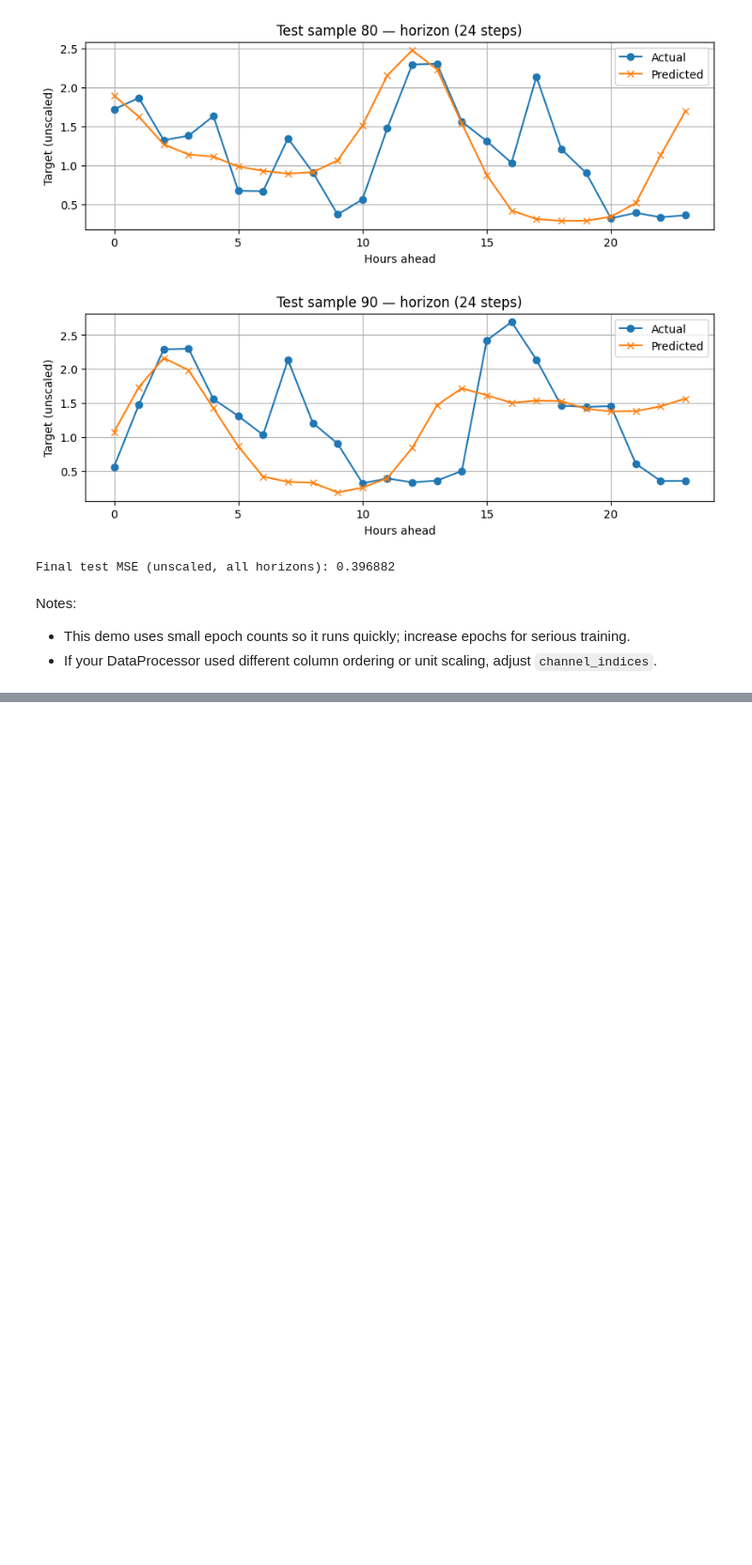
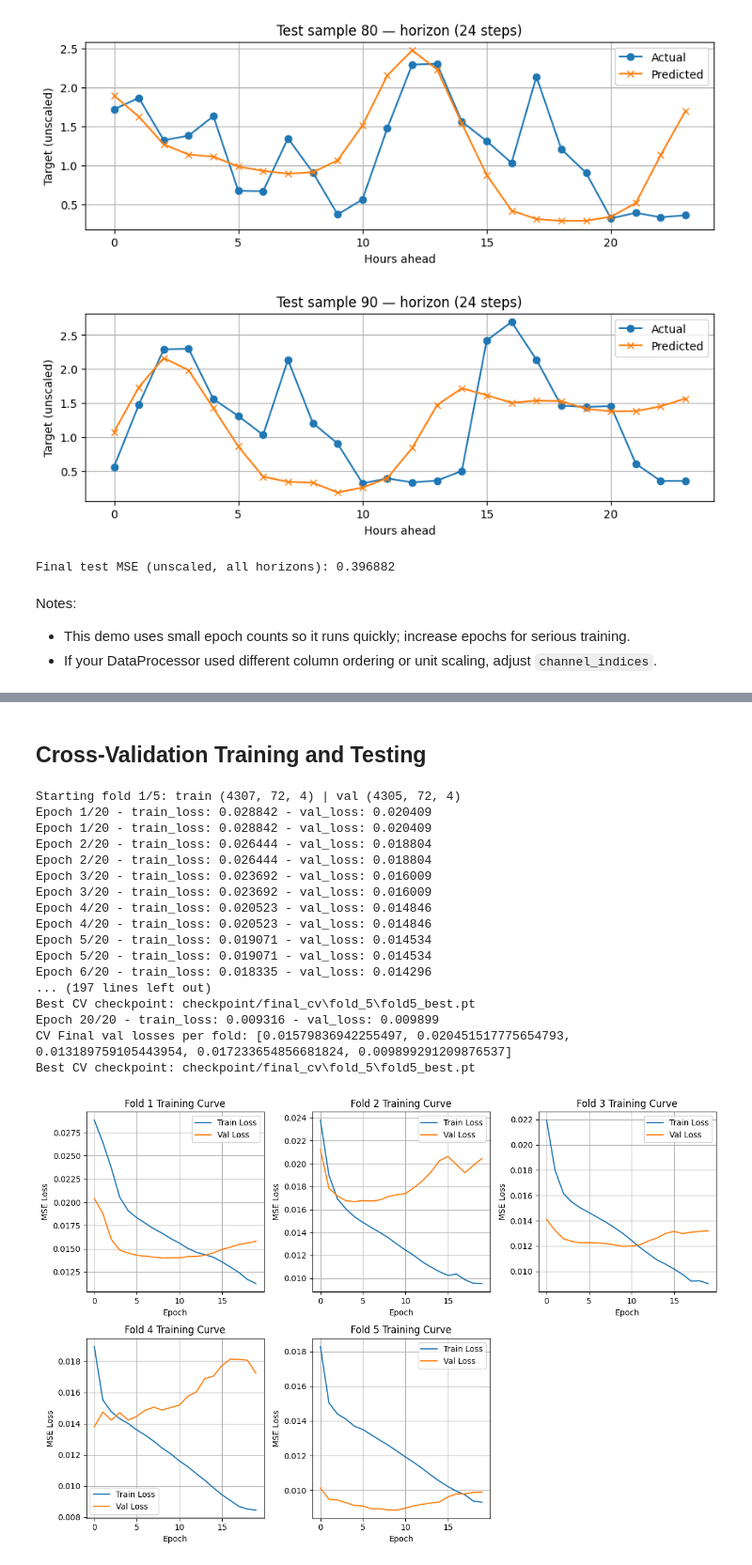
Before and after one commit to FelipeUC2020/ECS171G13, a Jupyter notebook: CNN/cv_demo.ipynb, the cells around one changed output, grey strips where cells are left out. Shown at 94% size. Saved outputs shown, nothing was run; the diff lists cells and outputs as text; code cells hidden in the pictures; blank space fills up the shorter version.

Commit message:
fix: A clearer version of CV training and its comparison with plain training

```diff
--- a/CNN/cv_demo.ipynb
+++ b/CNN/cv_demo.ipynb
@@ -207,8 +215,7 @@ Best checkpoint path: checkpoint/run1\final_best.pt
 # %%
-# Plot the first K test samples comparing predicted vs actual across the horizon
-K = 100
+# Plot some test samples in first 100 samples comparing predicted vs actual across the horizon
 import matplotlib.pyplot as plt
-for i in range(0,min(K, preds_un.shape[0]),10):
+for i in range(0,min(100, preds_un.shape[0]),10):
     plt.figure(figsize=(10, 3))
     plt.plot(range(preds_un.shape[1]), yt_un[i], marker='o', label='Actual')
     plt.plot(range(preds_un.shape[1]), preds_un[i], marker='x', label='Predicted')
@@ -401,0 +248,70 @@ Saved summary metrics to cv_demo_summary_metrics.json
+# %% [markdown]
+## Cross-Validation Training and Testing
+# %%
+# Final Cross-Validation Training (Higher Epochs)
+import numpy as np, torch, matplotlib.pyplot as plt, json, os
+
+# Set final epochs for CV training
+FINAL_CV_EPOCHS = 20  # Increase for better training
+
+# Run cross-validation with higher epochs
+cv_histories, cv_val_losses, cv_best_checkpoint = cross_validate(
+    make_model,
+    folds,
+    device=None,
+    epochs=FINAL_CV_EPOCHS,
+    batch_size=32,
+    lr=1e-3,
+    verbose=True,
+    checkpoint_dir='checkpoint/final_cv',
+    save_best_only=True
+)
+
+print('CV Final val losses per fold:', cv_val_losses)
+print('Best CV checkpoint:', cv_best_checkpoint)
+
+# Plot training curves for all folds
+plt.figure(figsize=(12, 8))
+for i, hist in enumerate(cv_histories, start=1):
+    plt.subplot(2, 3, i)
+    plt.plot(hist['train_loss'], label='Train Loss')
+    if 'val_loss' in hist:
+        plt.plot(hist['val_loss'], label='Val Loss')
+    plt.title(f'Fold {i} Training Curve')
+    plt.xlabel('Epoch')
+    plt.ylabel('MSE Loss')
+    plt.legend()
+    plt.grid(True)
+plt.tight_layout()
+plt.show()
+
+# Bar chart of final val losses
+plt.figure(figsize=(8, 4))
+plt.bar(range(1, len(cv_val_losses) + 1), cv_val_losses, color='skyblue')
+plt.xlabel('Fold')
+plt.ylabel('Final Validation MSE')
+plt.title('Final Validation Loss per Fold (CV)')
+plt.xticks(range(1, len(cv_val_losses) + 1))
+for i, v in enumerate(cv_val_losses, start=1):
+    plt.text(i, v + 0.001, f'{v:.4f}', ha='center', va='bottom')
+plt.grid(axis='y')
+plt.show()
+# %% [output]
+Starting fold 1/5: train (4307, 72, 4) | val (4305, 72, 4)
+Epoch 1/20 - train_loss: 0.028842 - val_loss: 0.020409
+Epoch 1/20 - train_loss: 0.028842 - val_loss: 0.020409
+Epoch 2/20 - train_loss: 0.026444 - val_loss: 0.018804
+Epoch 2/20 - train_loss: 0.026444 - val_loss: 0.018804
+Epoch 3/20 - train_loss: 0.023692 - val_loss: 0.016009
+Epoch 3/20 - train_loss: 0.023692 - val_loss: 0.016009
+Epoch 4/20 - train_loss: 0.020523 - val_loss: 0.014846
+Epoch 4/20 - train_loss: 0.020523 - val_loss: 0.014846
+Epoch 5/20 - train_loss: 0.019071 - val_loss: 0.014534
+Epoch 5/20 - train_loss: 0.019071 - val_loss: 0.014534
+Epoch 6/20 - train_loss: 0.018335 - val_loss: 0.014296
+... (197 lines left out)
+Best CV checkpoint: checkpoint/final_cv\fold_5\fold5_best.pt
+Epoch 20/20 - train_loss: 0.009316 - val_loss: 0.009899
+CV Final val losses per fold: [0.01579836942255497, 0.020451517775654793, 0.013189759105443954, 0.017233654856681824, 0.009899291209876537]
+Best CV checkpoint: checkpoint/final_cv\fold_5\fold5_best.pt
+[figure, added]
```
Also changed, not shown: parts of 12 cells of this notebook, 8 other files.
